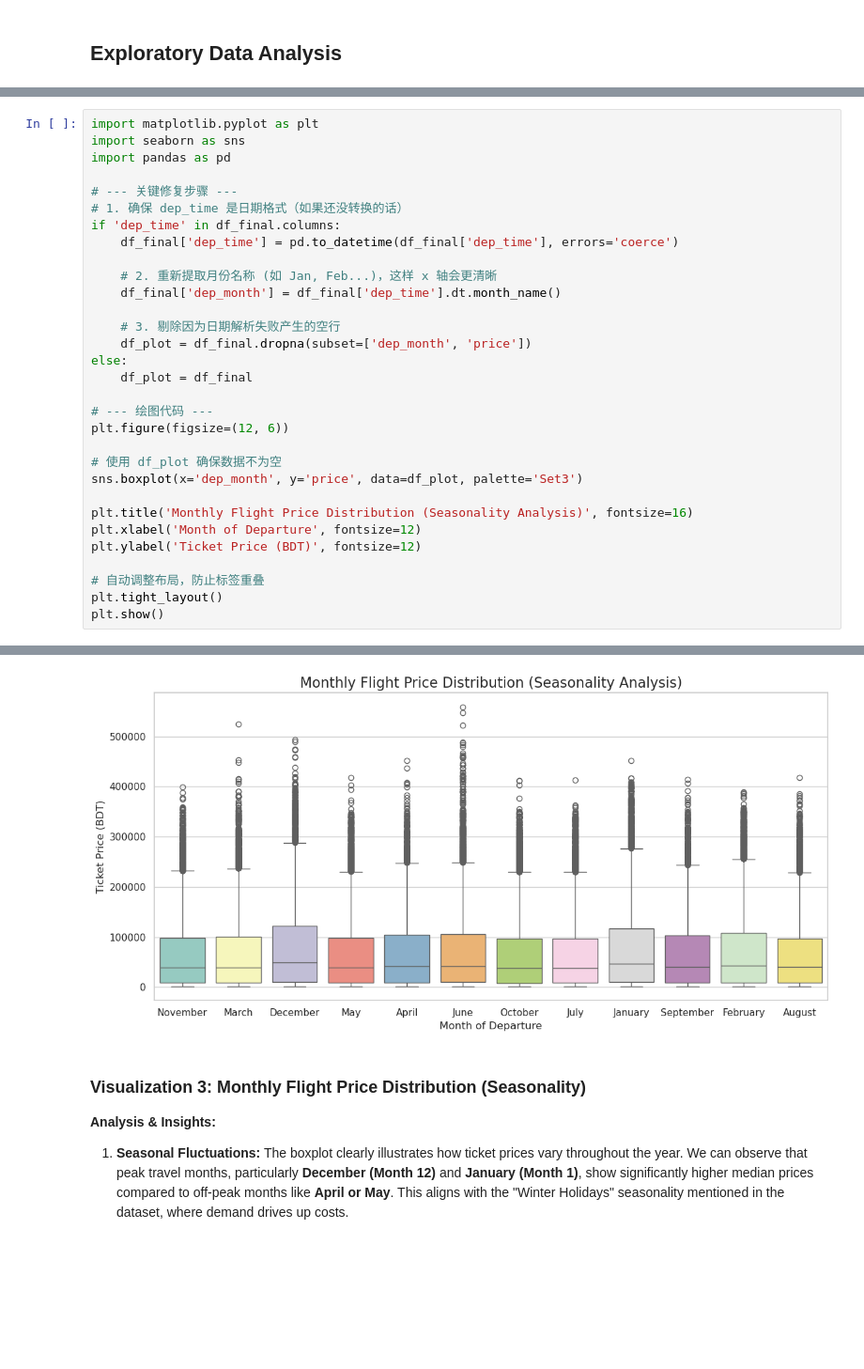
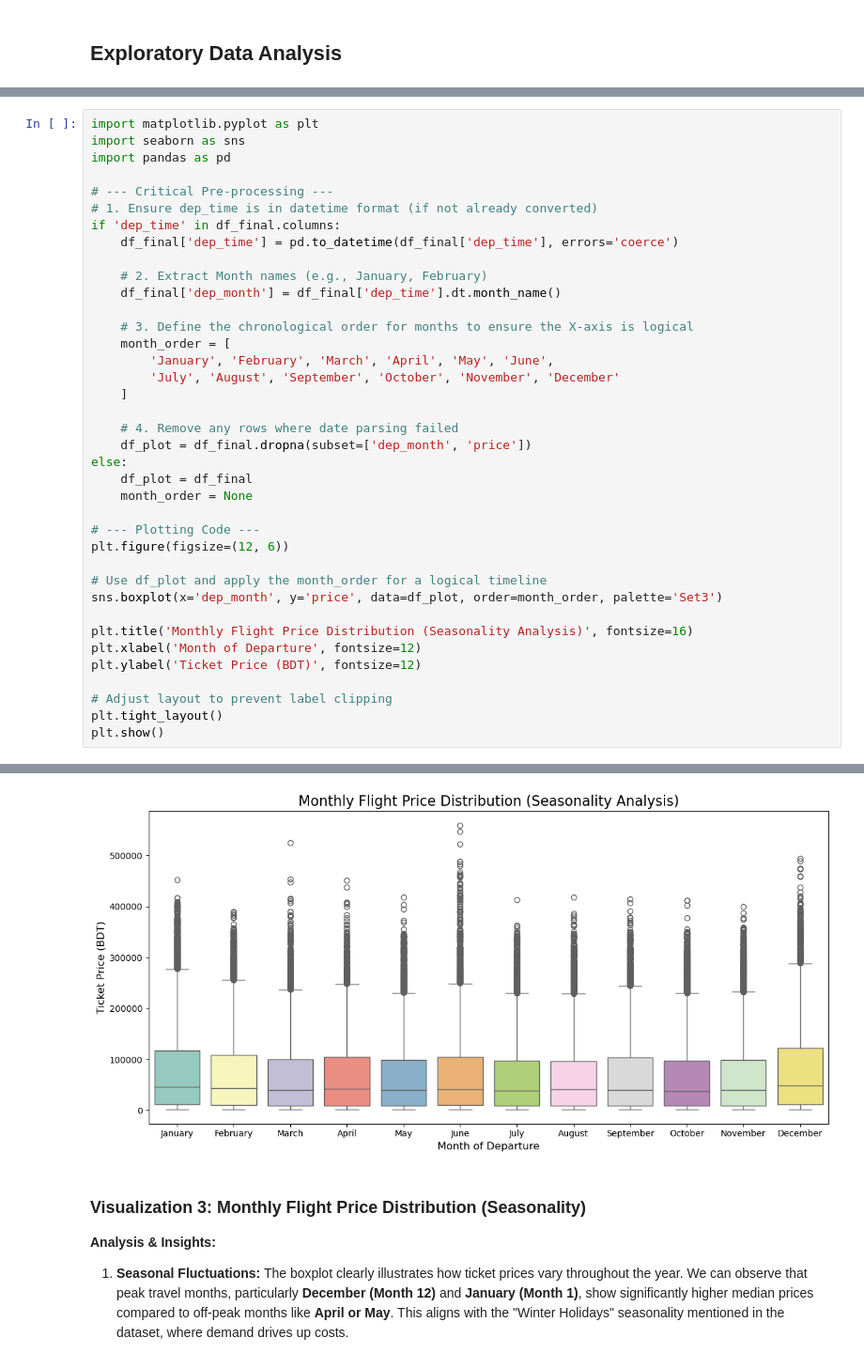
Before and after one commit to zhuxingke6-cpu/Capstone-Project, a Jupyter notebook: capstone_group11 .ipynb, the cells around one changed output, grey strips where cells are left out. Shown at 94% size. Drawn from its saved outputs; the diff is of its cells as text; blank space fills up the shorter version.

```diff
--- a/capstone_group11 .ipynb
+++ b/capstone_group11 .ipynb
@@ -218,30 +202,37 @@ import matplotlib.pyplot as plt
 import seaborn as sns
 import pandas as pd
 
-# --- 关键修复步骤 ---
-# 1. 确保 dep_time 是日期格式（如果还没转换的话）
+# --- Critical Pre-processing ---
+# 1. Ensure dep_time is in datetime format (if not already converted)
 if 'dep_time' in df_final.columns:
     df_final['dep_time'] = pd.to_datetime(df_final['dep_time'], errors='coerce')
 
-    # 2. 重新提取月份名称 (如 Jan, Feb...)，这样 x 轴会更清晰
+    # 2. Extract Month names (e.g., January, February)
     df_final['dep_month'] = df_final['dep_time'].dt.month_name()
 
-    # 3. 剔除因为日期解析失败产生的空行
+    # 3. Define the chronological order for months to ensure the X-axis is logical
+    month_order = [
+        'January', 'February', 'March', 'April', 'May', 'June',
+        'July', 'August', 'September', 'October', 'November', 'December'
+    ]
+
+    # 4. Remove any rows where date parsing failed
     df_plot = df_final.dropna(subset=['dep_month', 'price'])
 else:
     df_plot = df_final
+    month_order = None
 
-# --- 绘图代码 ---
+# --- Plotting Code ---
 plt.figure(figsize=(12, 6))
 
-# 使用 df_plot 确保数据不为空
-sns.boxplot(x='dep_month', y='price', data=df_plot, palette='Set3')
+# Use df_plot and apply the month_order for a logical timeline
+sns.boxplot(x='dep_month', y='price', data=df_plot, order=month_order, palette='Set3')
 
 plt.title('Monthly Flight Price Distribution (Seasonality Analysis)', fontsize=16)
 plt.xlabel('Month of Departure', fontsize=12)
 plt.ylabel('Ticket Price (BDT)', fontsize=12)
 
-# 自动调整布局，防止标签重叠
+# Adjust layout to prevent label clipping
 plt.tight_layout()
 plt.show()
 # %% [output]
@@ -265,4 +242,4 @@ findfont: Generic family 'sans-serif' not found because none of the following fa
-[figure, old version]
+[figure, new version]
 # %% [markdown]
 ### Visualization 3: Monthly Flight Price Distribution (Seasonality)
 
```
Also changed, not shown: parts of 10 cells of this notebook, 1 other file.
